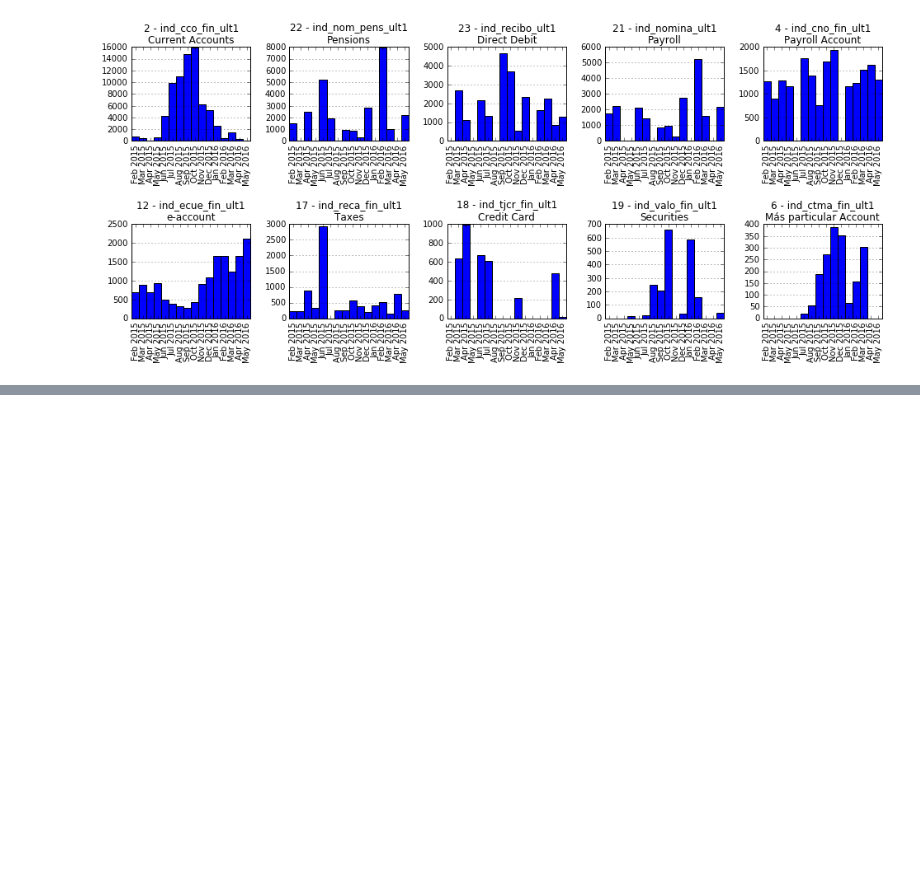
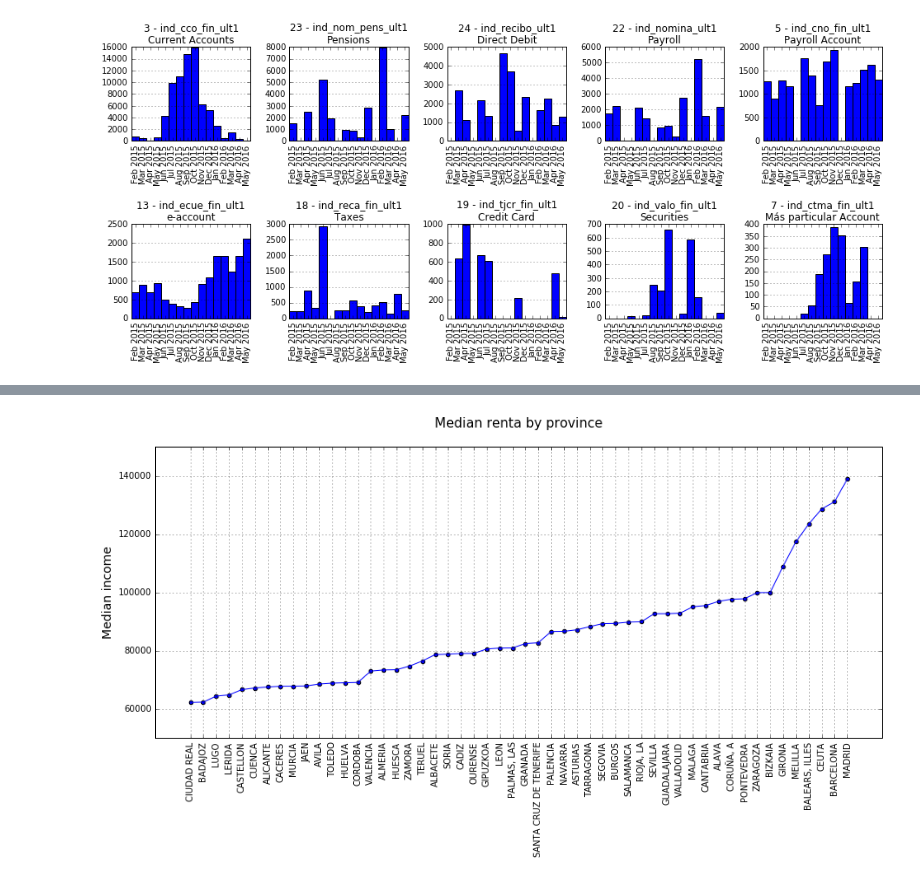
Before and after one commit to sergioml/degree_project, a Jupyter notebook: keep_working_part5.ipynb, the cells around one changed output, grey strips where cells are left out. Cells and saved outputs as stored; diff of their text form; code cells hidden in the pictures; blank space fills up the shorter version.

Commit message:
Se añadió un pequeño análisis de renta

```diff
--- a/keep_working_part5.ipynb
+++ b/keep_working_part5.ipynb
@@ -150,0 +155,3 @@ plt.tight_layout(h_pad=2)
+# %%
+median_renta = df.groupby(['nomprov']).agg({'renta': 'median'})
+median_renta.head()
@@ -150,0 +166,12 @@ plt.tight_layout(h_pad=2)
+# %%
+plt.figure(figsize=(15, 6))
+serie = median_renta.sort_values(by='renta').renta
+plt.plot(serie.values)
+
+plt.xticks(range(len(serie)), serie.index, rotation=90)
+plt.scatter(range(len(serie)), serie.values)
+plt.title('Median renta by province\n', size=15)
+plt.ylabel('Median income', size=14)
+plt.grid()
+# %% [output]
+[figure, added]
```
Also changed, not shown: parts of 5 cells of this notebook.
